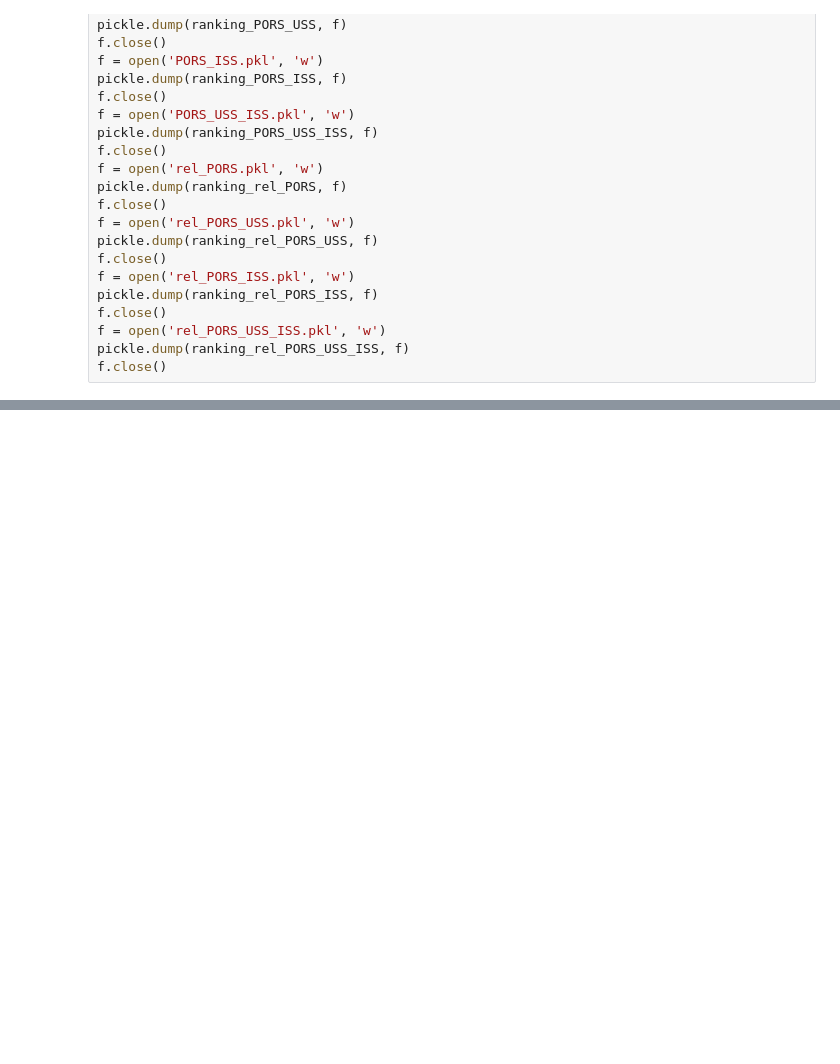
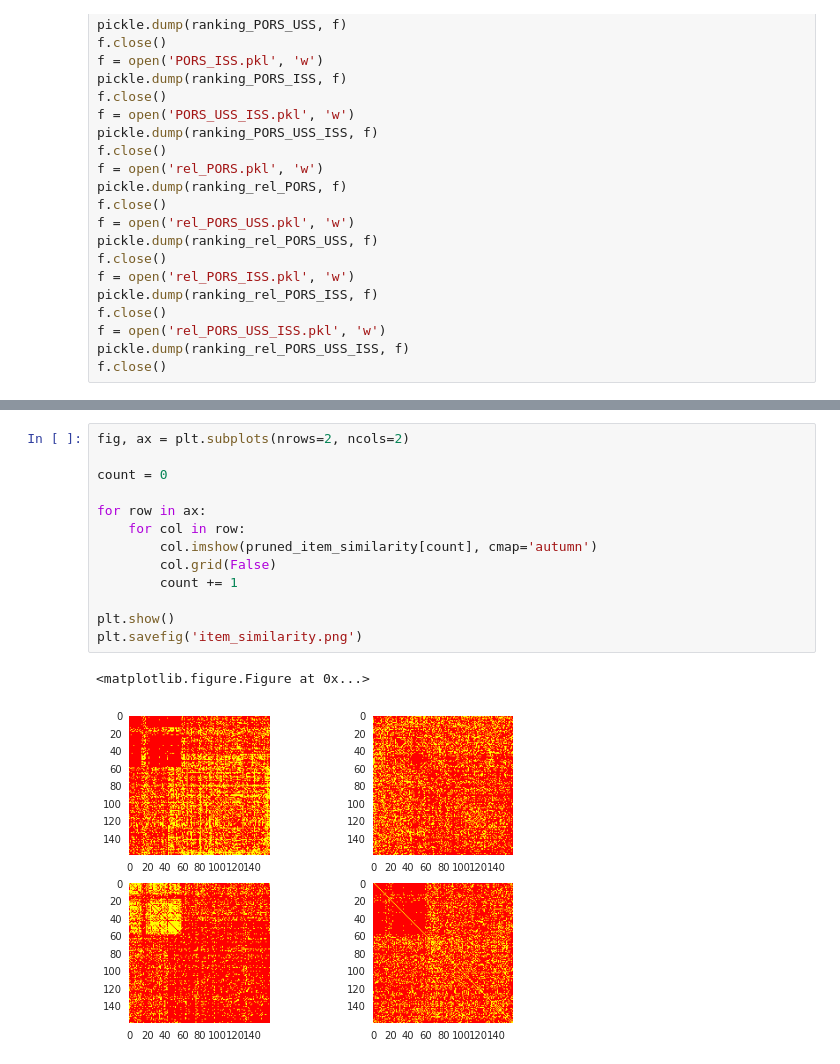
Before and after one commit to syychen/fast_bayesian_graph_recommender, a Jupyter notebook: Code/CSE 291-B Efficient Bayesian methods for Graph-based Recommendations.ipynb, the cells around one changed output, grey strips where cells are left out. Saved outputs shown, nothing was run; the diff lists cells and outputs as text; blank space fills up the shorter version.

```diff
--- a/Code/CSE 291-B Efficient Bayesian methods for Graph-based Recommendations.ipynb
+++ b/Code/CSE 291-B Efficient Bayesian methods for Graph-based Recommendations.ipynb
@@ -881,0 +1115,16 @@ ranking_USS
+# %%
+fig, ax = plt.subplots(nrows=2, ncols=2)
+
+count = 0
+
+for row in ax:
+    for col in row:
+        col.imshow(pruned_item_similarity[count], cmap='autumn')
+        col.grid(False)
+        count += 1
+
+plt.show()
+plt.savefig('item_similarity.png')
+# %% [output]
+<matplotlib.figure.Figure at 0x...>
+[figure, added]
```
Also changed, not shown: parts of 9 cells of this notebook.
